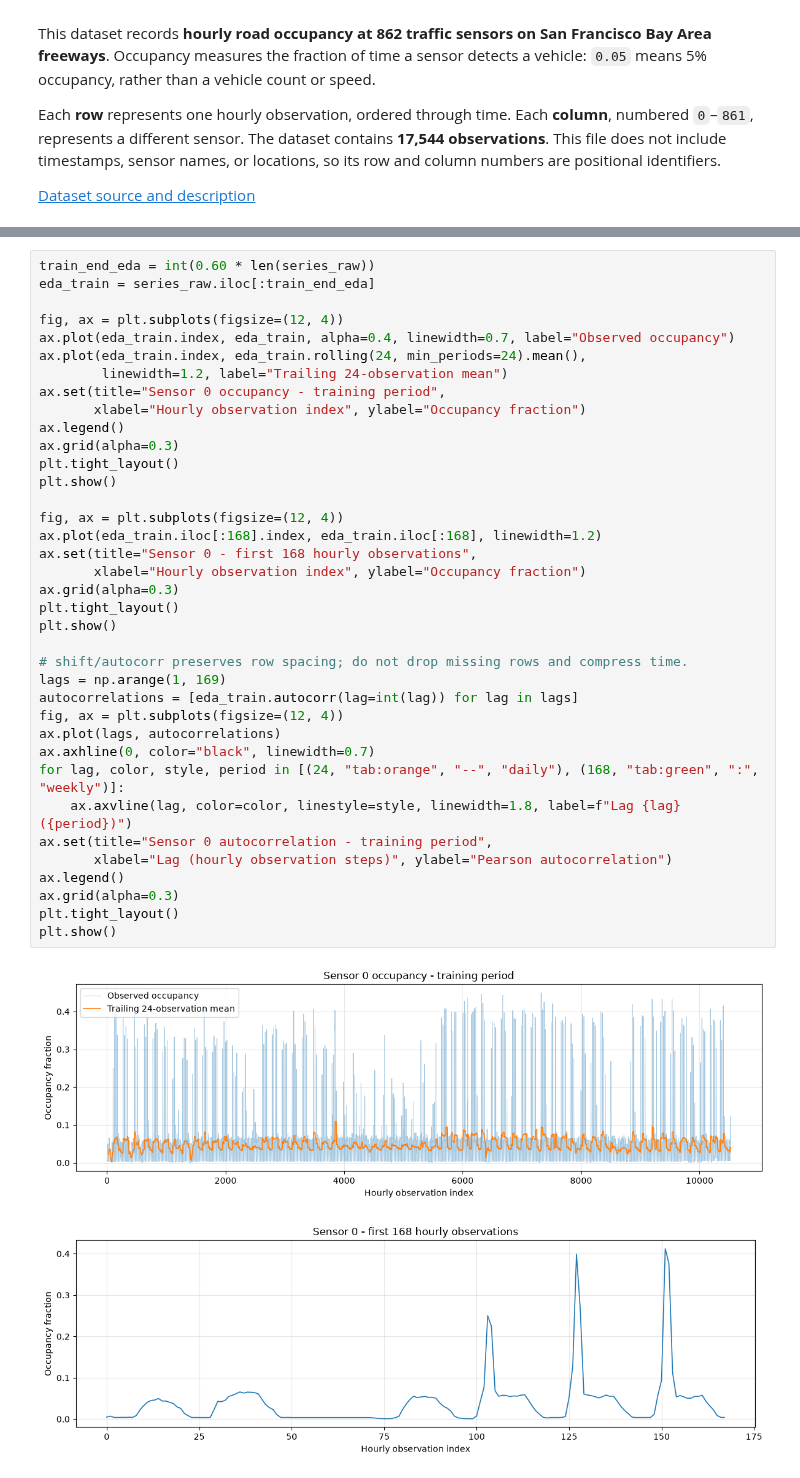
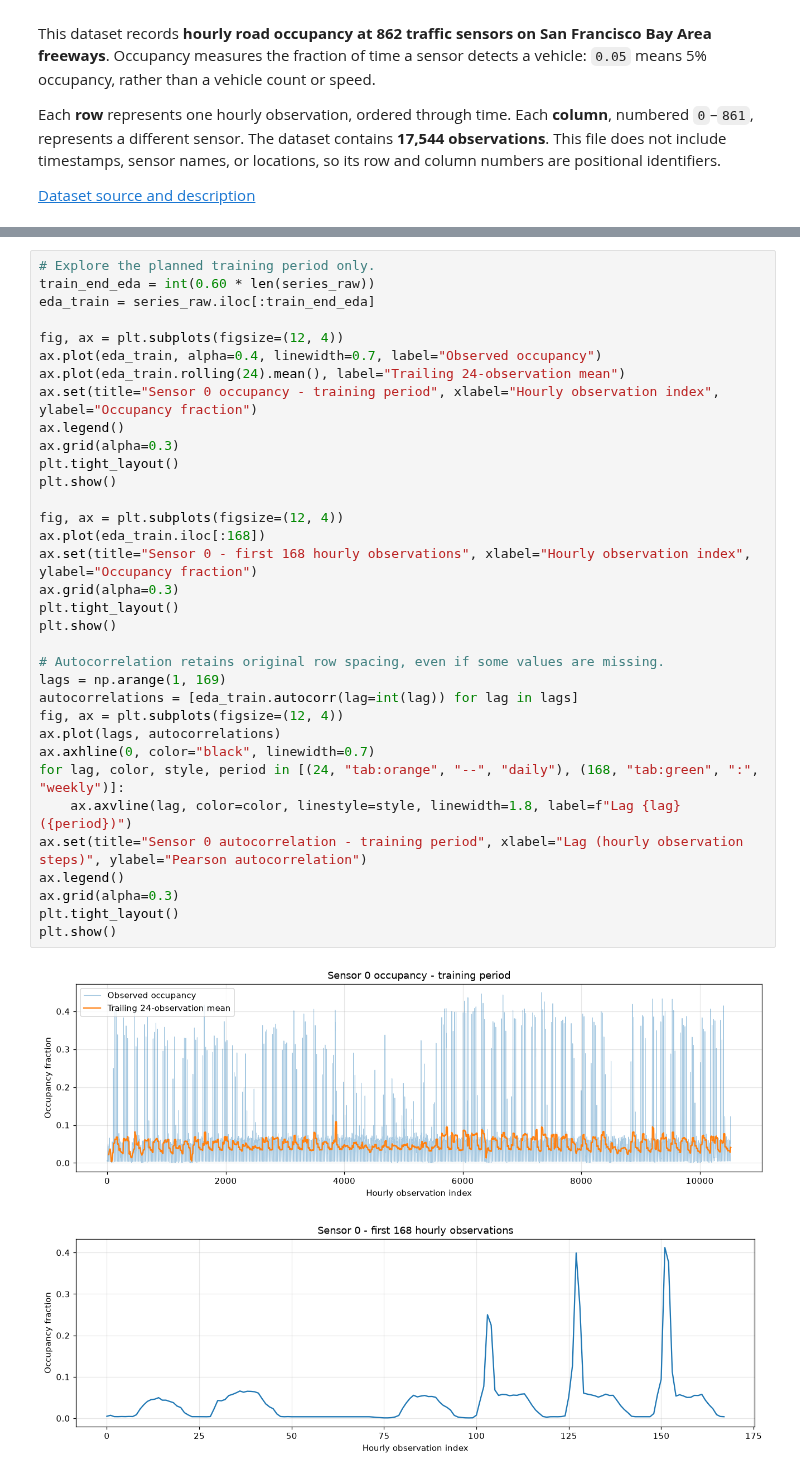
Before and after one commit to Matthew-Linders/AISE_4010_Group_Project, a Jupyter notebook: AISE4010_Project_Group02.ipynb, the cells around one changed output, grey strips where cells are left out. Saved outputs shown, nothing was run; the diff lists cells and outputs as text.

```diff
--- a/AISE4010_Project_Group02.ipynb
+++ b/AISE4010_Project_Group02.ipynb
@@ -176,43 +142,40 @@ These plots describe the selected target before modelling. The first two use the
 # %%
+# Explore the planned training period only.
 train_end_eda = int(0.60 * len(series_raw))
 eda_train = series_raw.iloc[:train_end_eda]
 
 fig, ax = plt.subplots(figsize=(12, 4))
-ax.plot(eda_train.index, eda_train, alpha=0.4, linewidth=0.7, label="Observed occupancy")
-ax.plot(eda_train.index, eda_train.rolling(24, min_periods=24).mean(),
-        linewidth=1.2, label="Trailing 24-observation mean")
-ax.set(title="Sensor 0 occupancy - training period",
-       xlabel="Hourly observation index", ylabel="Occupancy fraction")
+ax.plot(eda_train, alpha=0.4, linewidth=0.7, label="Observed occupancy")
+ax.plot(eda_train.rolling(24).mean(), label="Trailing 24-observation mean")
+ax.set(title="Sensor 0 occupancy - training period", xlabel="Hourly observation index", ylabel="Occupancy fraction")
 ax.legend()
 ax.grid(alpha=0.3)
 plt.tight_layout()
 plt.show()
 
 fig, ax = plt.subplots(figsize=(12, 4))
-ax.plot(eda_train.iloc[:168].index, eda_train.iloc[:168], linewidth=1.2)
-ax.set(title="Sensor 0 - first 168 hourly observations",
-       xlabel="Hourly observation index", ylabel="Occupancy fraction")
+ax.plot(eda_train.iloc[:168])
+ax.set(title="Sensor 0 - first 168 hourly observations", xlabel="Hourly observation index", ylabel="Occupancy fraction")
 ax.grid(alpha=0.3)
 plt.tight_layout()
 plt.show()
 
-# shift/autocorr preserves row spacing; do not drop missing rows and compress time.
+# Autocorrelation retains original row spacing, even if some values are missing.
 lags = np.arange(1, 169)
 autocorrelations = [eda_train.autocorr(lag=int(lag)) for lag in lags]
 fig, ax = plt.subplots(figsize=(12, 4))
 ax.plot(lags, autocorrelations)
 ax.axhline(0, color="black", linewidth=0.7)
 for lag, color, style, period in [(24, "tab:orange", "--", "daily"), (168, "tab:green", ":", "weekly")]:
     ax.axvline(lag, color=color, linestyle=style, linewidth=1.8, label=f"Lag {lag} ({period})")
-ax.set(title="Sensor 0 autocorrelation - training period",
-       xlabel="Lag (hourly observation steps)", ylabel="Pearson autocorrelation")
+ax.set(title="Sensor 0 autocorrelation - training period", xlabel="Lag (hourly observation steps)", ylabel="Pearson autocorrelation")
 ax.legend()
 ax.grid(alpha=0.3)
 plt.tight_layout()
 plt.show()
 # %% [output]
 [figure]
-[figure, old version]
+[figure, new version]
 [figure]
 # %% [markdown]
 ## Stationarity Checks
```
Also changed, not shown: parts of 19 cells of this notebook.
